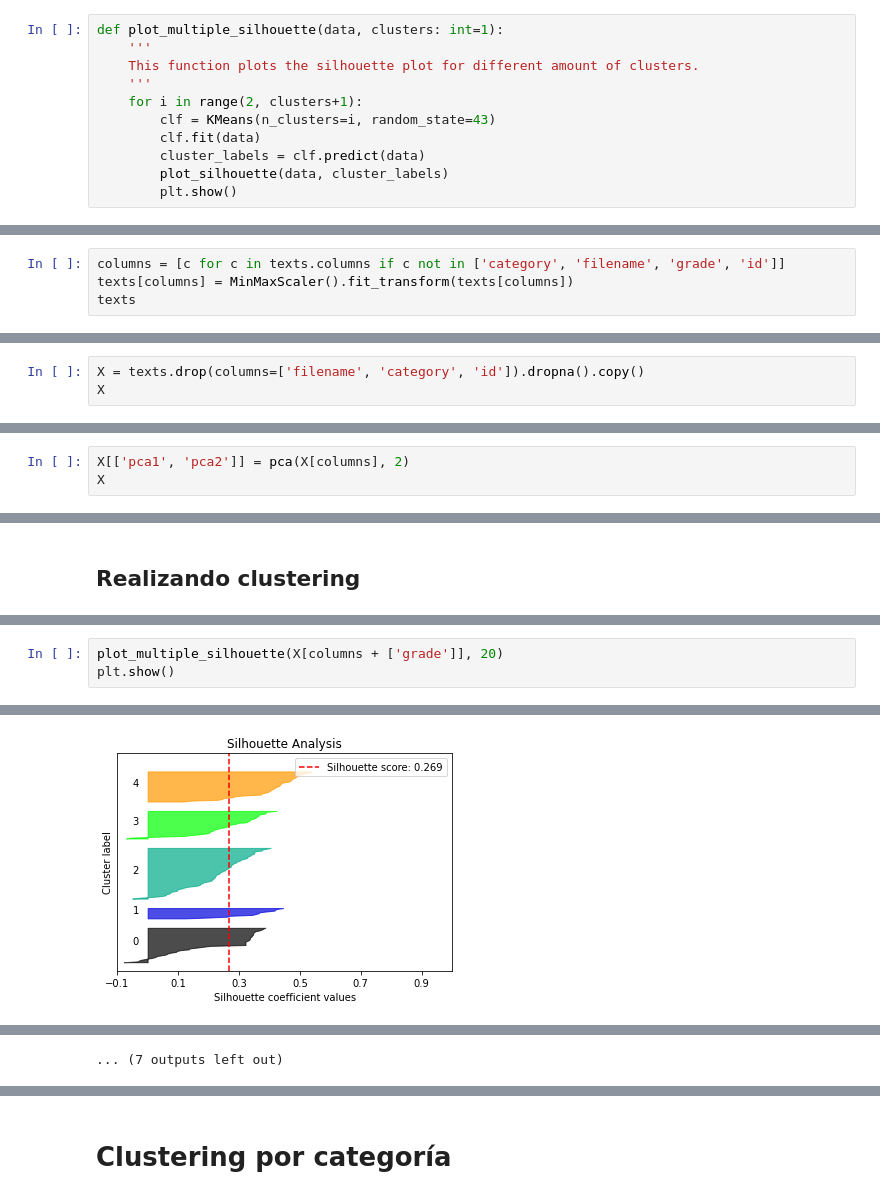
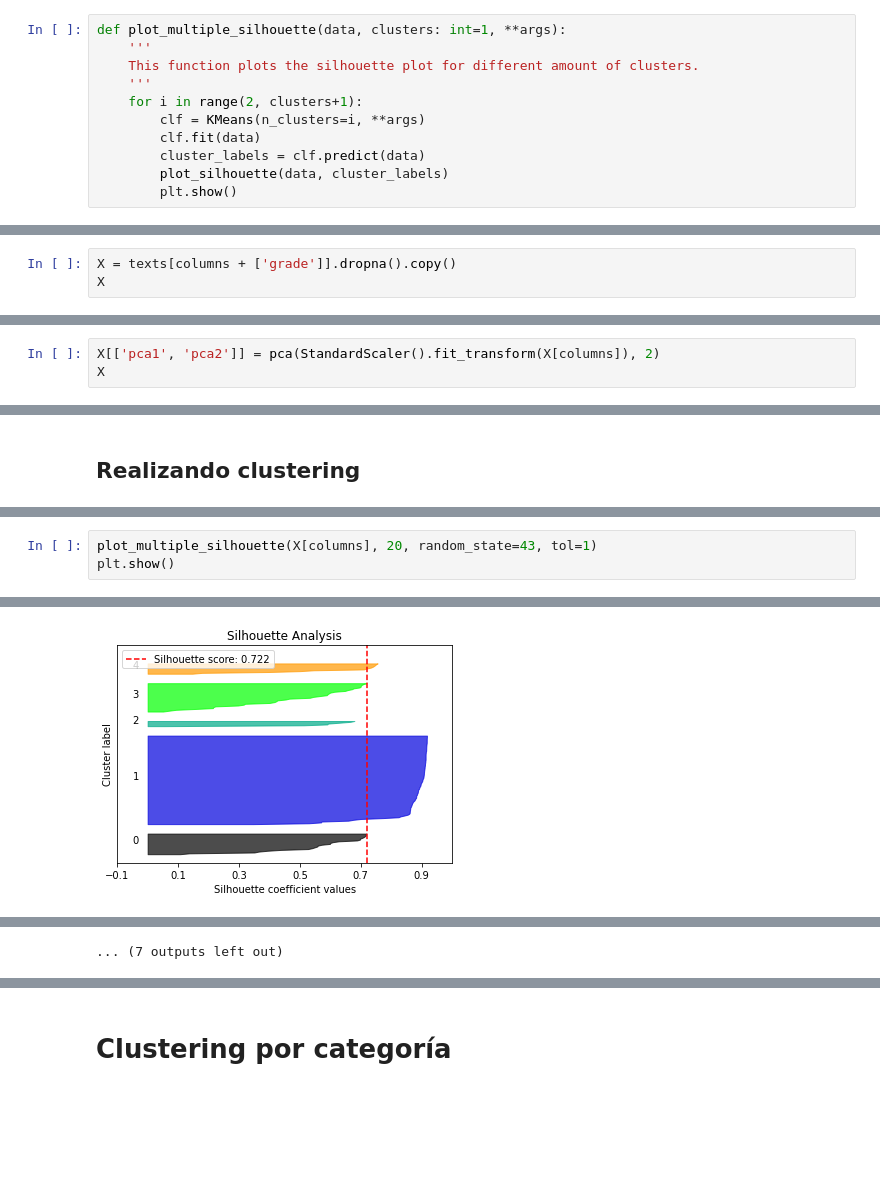
Before and after one commit to Hans03430/Tesis_Chatbot, a Jupyter notebook: notebook/modeling/Clustering.ipynb, the cells around one changed output, grey strips where cells are left out. Saved outputs shown, nothing was run; the diff lists cells and outputs as text; blank space fills up the shorter version.

```diff
--- a/notebook/modeling/Clustering.ipynb
+++ b/notebook/modeling/Clustering.ipynb
@@ -32,12 +36,12 @@ indices = {
 # %% [markdown]
 # Funciones extra
 # %%
-def plot_multiple_silhouette(data, clusters: int=1):
+def plot_multiple_silhouette(data, clusters: int=1, **args):
     '''
     This function plots the silhouette plot for different amount of clusters.
     '''
     for i in range(2, clusters+1):
-        clf = KMeans(n_clusters=i, random_state=43)
+        clf = KMeans(n_clusters=i, **args)
         clf.fit(data)
         cluster_labels = clf.predict(data)
         plot_silhouette(data, cluster_labels)
@@ -72,4 +74,0 @@ texts.head()
-# %%
-columns = [c for c in texts.columns if c not in ['category', 'filename', 'grade', 'id']]
-texts[columns] = MinMaxScaler().fit_transform(texts[columns])
-texts
@@ -92,7 +77,7 @@ texts
 # %% [markdown]
 ## Dividiendo el dataset
 # %%
-X = texts.drop(columns=['filename', 'category', 'id']).dropna().copy()
+X = texts[columns + ['grade']].dropna().copy()
 X
 # %% [output]
 |  | CNCADC | CNCAdd | CNCAll | CNCCaus | CNCLogic | CNCTemp | CRFANP1 | CRFANPa | CRFAO1 | CRFAOa | ... | ... |
@@ -110,6 +95,6 @@ X
 183 rows × 49 columns
 # %%
-X[['pca1', 'pca2']] = pca(X[columns], 2)
+X[['pca1', 'pca2']] = pca(StandardScaler().fit_transform(X[columns]), 2)
 X
 # %% [output]
 |  | CNCADC | CNCAdd | CNCAll | CNCCaus | CNCLogic | CNCTemp | CRFANP1 | CRFANPa | CRFAO1 | CRFAOa | ... | ... |
@@ -140,4 +125,4 @@ plt.show()
 # %%
-plot_multiple_silhouette(X[columns + ['grade']], 20)
+plot_multiple_silhouette(X[columns], 20, random_state=43, tol=1)
 plt.show()
 # %% [output]
@@ -147 +132 @@ plt.show()
-[figure, old version]
+[figure, new version]
```
Also changed, not shown: parts of 39 cells of this notebook, 1 other file.
